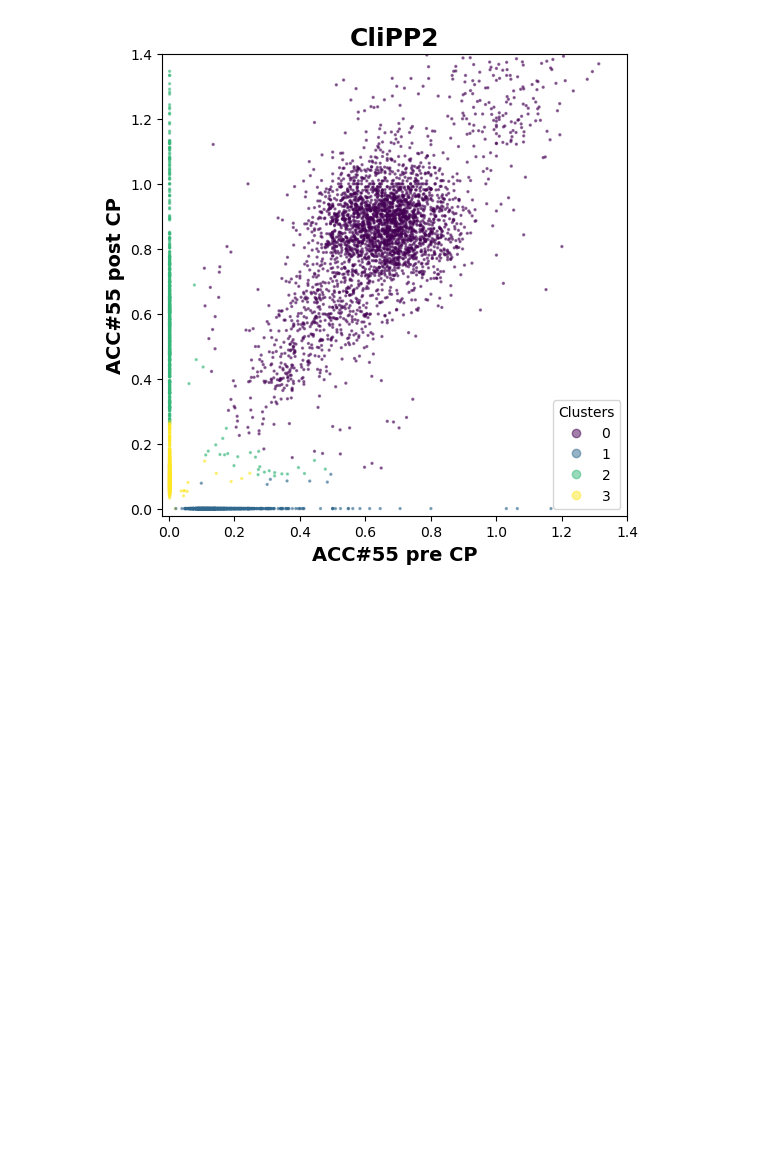
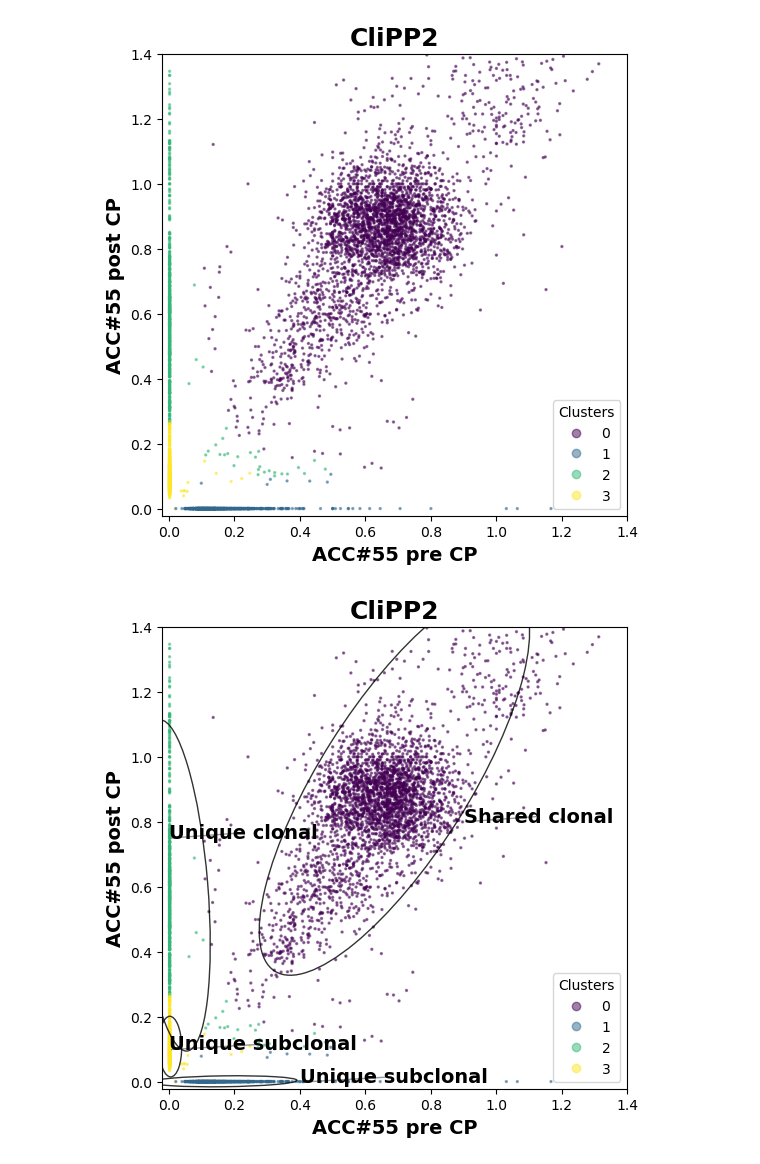
Before and after one commit to yuadamding/Multi_Region_CliPP, a Jupyter notebook: avpc.ipynb, the cells around one changed output. Saved outputs shown, nothing was run; the diff lists cells and outputs as text; code cells hidden in the pictures; blank space fills up the shorter version.

```diff
--- a/avpc.ipynb
+++ b/avpc.ipynb
@@ -235,3 +235,102 @@ plt.grid(False)
 plt.show()
 # %% [output]
 [figure]
+# %%
+from matplotlib.patches import Ellipse
+plt.figure(figsize=(6,6))
+
+# Example scatter:
+sc = plt.scatter(
+    ccf_corrected[:, 1],  # x-values
+    ccf_corrected[:, 0],  # y-values
+    c=lab,
+    cmap='viridis',
+    s=2,
+    alpha=0.5
+)
+
+plt.xlim(-0.02, 1.4)
+plt.ylim(-0.02, 1.4)
+plt.xlabel('ACC#55 pre CP', fontsize=14, fontweight='bold')
+plt.ylabel('ACC#55 post CP', fontsize=14, fontweight='bold')
+plt.title('CliPP2', fontsize=18, fontweight='bold')
+
+# Legend
+legend_handles, legend_labels = sc.legend_elements(prop="colors", alpha=0.5)
+plt.legend(handles=legend_handles, labels=legend_labels, title="Clusters", loc="best")
+
+def plot_cov_ellipse(mean, cov, ax, n_std=2.0, facecolor='none', edgecolor='black', **kwargs):
+    """
+    Plot an ellipse representing the contour of a 2D Gaussian distribution.
+    """
+    eigenvals, eigenvecs = np.linalg.eigh(cov)
+    # Sort eigenvalues in descending order
+    order = eigenvals.argsort()[::-1]
+    eigenvals, eigenvecs = eigenvals[order], eigenvecs[:, order]
+
+    # Angle of ellipse in degrees
+    angle = np.degrees(np.arctan2(*eigenvecs[:, 0][::-1]))
+
+    # Ellipse width & height are 2*n_std*sqrt(eigenvals)
+    width, height = 2 * n_std * np.sqrt(eigenvals)
+
+    ellipse = Ellipse(
+        xy=mean,
+        width=width,
+        height=height,
+        angle=angle,
+        facecolor=facecolor,
+        edgecolor=edgecolor,
+        **kwargs
+    )
+    ax.add_patch(ellipse)
+    return ellipse
+
+# --------------------------------------------------
+# Define your manual annotation details here
+# --------------------------------------------------
+manual_annotations = {
+    0: ("Shared clonal", (0.9, 0.8)),
+    1: ("Unique subclonal", (0.4, 0)),
+    2: ("Unique clonal", (0.0, 0.75)),
+    3: ("Unique subclonal", (0.0, 0.1))
+}
+
+ax = plt.gca()
+unique_clusters = np.unique(lab)
+
+for c in unique_clusters:
+    # Gather points for cluster c, reordering to [x, y]
+    cluster_points = ccf_corrected[lab == c][:, [1, 0]]
+
+    if len(cluster_points) < 2:
+        continue
+
+    mean = np.mean(cluster_points, axis=0)       # shape (2,)
+    cov  = np.cov(cluster_points, rowvar=False)  # shape (2,2)
+
+    # Plot a 2-sigma ellipse
+    plot_cov_ellipse(mean, cov, ax, n_std=2.0, edgecolor='black', alpha=0.8)
+
+    # ---------------------------------------------
+    # Manually annotate each ellipse
+    # ---------------------------------------------
+    # If the cluster exists in manual_annotations, we use those coords/label.
+    # Otherwise, we skip or fall back to some default.
+    if c in manual_annotations:
+        label_text, (x_anno, y_anno) = manual_annotations[c]
+        ax.annotate(
+            label_text,
+            xy=(x_anno, y_anno),
+            xytext=(0, 0),
+            textcoords="offset points",
+            fontsize=14,        # make text larger
+            fontweight='bold',  # make text bold
+            color='black',
+            arrowprops=dict(arrowstyle='-', alpha=0.4)
+        )
+
+plt.grid(False)
+plt.show()
+# %% [output]
+[figure, added]
```
